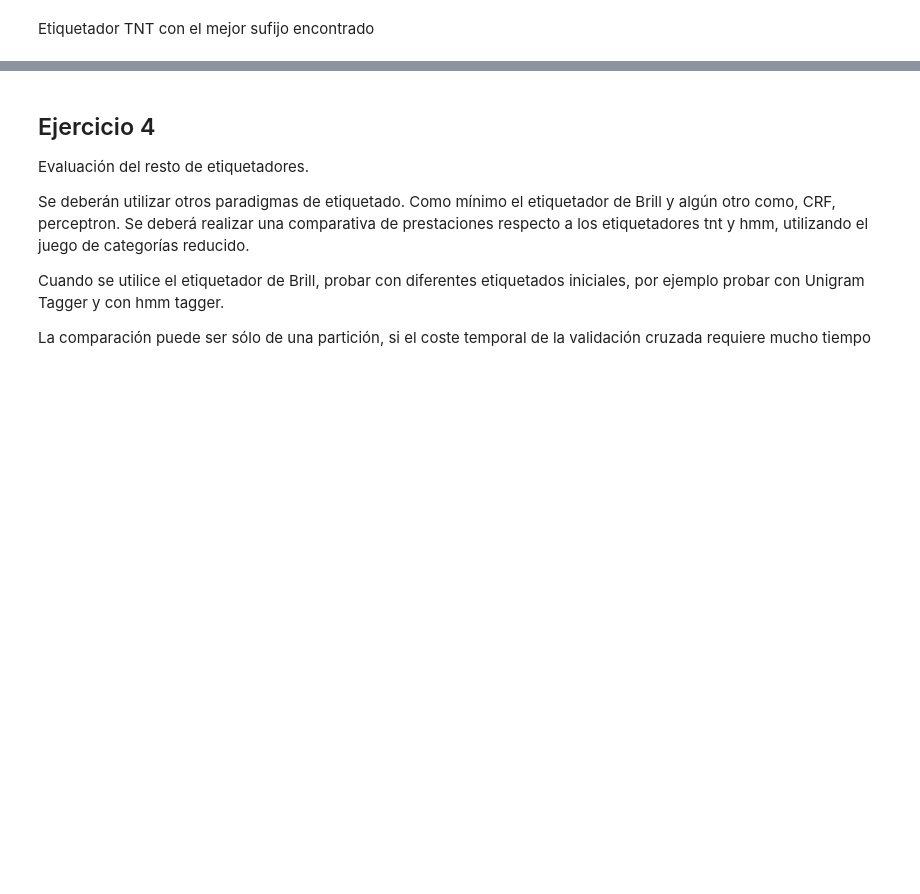
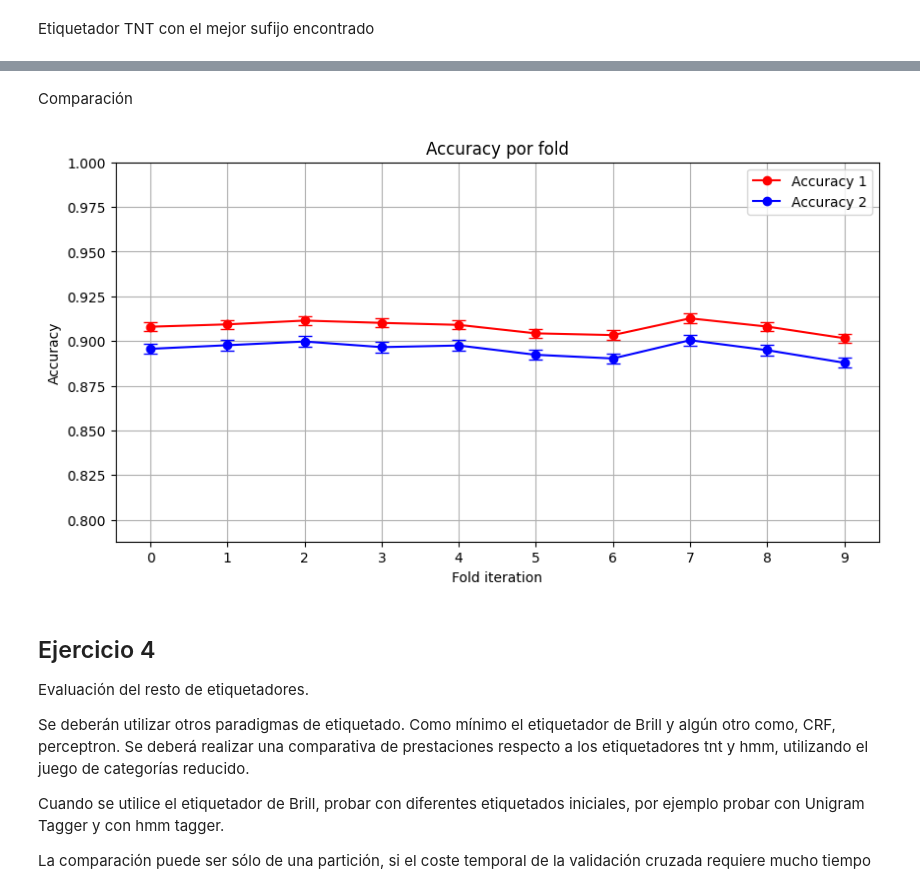
Before and after one commit to jaume2000/Treball_LC, a Jupyter notebook: trabajo_lc.ipynb, the cells around one changed output, grey strips where cells are left out. Saved outputs shown, nothing was run; the diff lists cells and outputs as text; code cells hidden in the pictures; blank space fills up the shorter version.

```diff
--- a/trabajo_lc.ipynb
+++ b/trabajo_lc.ipynb
@@ -346,3 +458,40 @@ Best suffix length: 1
+# %% [markdown]
+Comparación
+# %%
+def show_comparison_accuracy_graph(accuracies1, accuracies2, title, labels, x_label):
+    plt.figure(figsize=(10, 5))
+
+    acc_mean1 = np.mean(accuracies1)
+    conf_int1 = stats.t.interval(0.95, len(accuracies1) - 1, loc=acc_mean1, scale=stats.sem(accuracies1))
+    error_y1 = (conf_int1[1] - conf_int1[0]) / 2
+
+    acc_mean2 = np.mean(accuracies2)
+    conf_int2 = stats.t.interval(0.95, len(accuracies2) - 1, loc=acc_mean2, scale=stats.sem(accuracies2))
+    error_y2 = (conf_int2[1] - conf_int2[0]) / 2
+
+    min_acc = min(min(accuracies1), min(accuracies2))
+    max_acc = max(max(accuracies1), max(accuracies2))
+    plt.ylim(max(0, min_acc - 0.1), min(1, max_acc + 0.1))
+
+    x = list(range(len(accuracies1)))
+    plt.plot(x, accuracies1, 'ro-', label='Accuracy 1')
+    plt.plot(x, accuracies2, 'bo-', label='Accuracy 2')
+
+    plt.xticks(x, labels)
+    plt.xlabel(x_label)
+    plt.ylabel('Accuracy')
+    plt.title(title)
+
+    plt.errorbar(x, accuracies1, yerr=error_y1, linestyle='None', color='red', capsize=5)
+    plt.errorbar(x, accuracies2, yerr=error_y2, linestyle='None', color='blue', capsize=5)
+
+    plt.legend()
+    plt.grid(True)
+    plt.show()
+# %%
+show_comparison_accuracy_graph(best_affix_tnt_accuracies, base_tnt_accuracies, "Accuracy por fold", list(range(len(best_affix_tnt_accuracies))), "Fold iteration")
+# %% [output]
+[figure, added]
 # %% [markdown]
 ## Ejercicio 4
 
```
Also changed, not shown: parts of 44 cells of this notebook.
